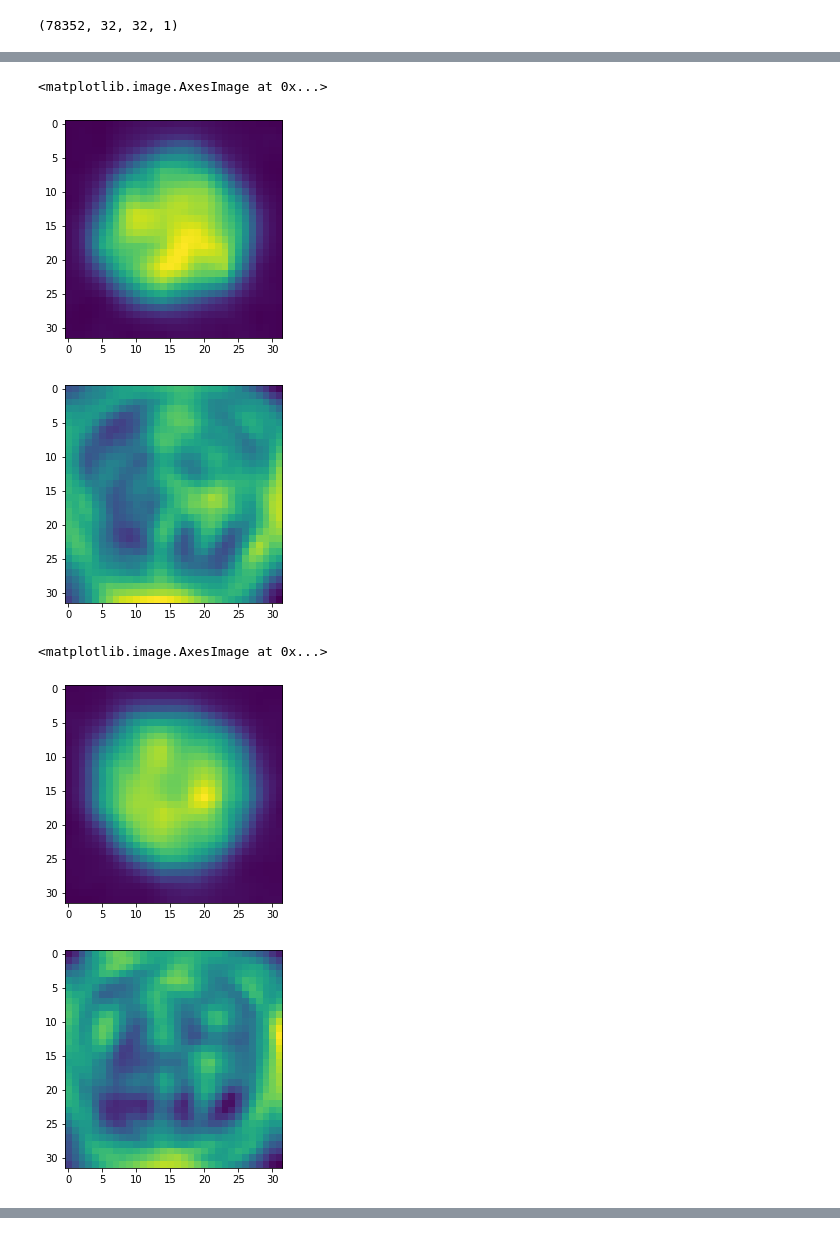
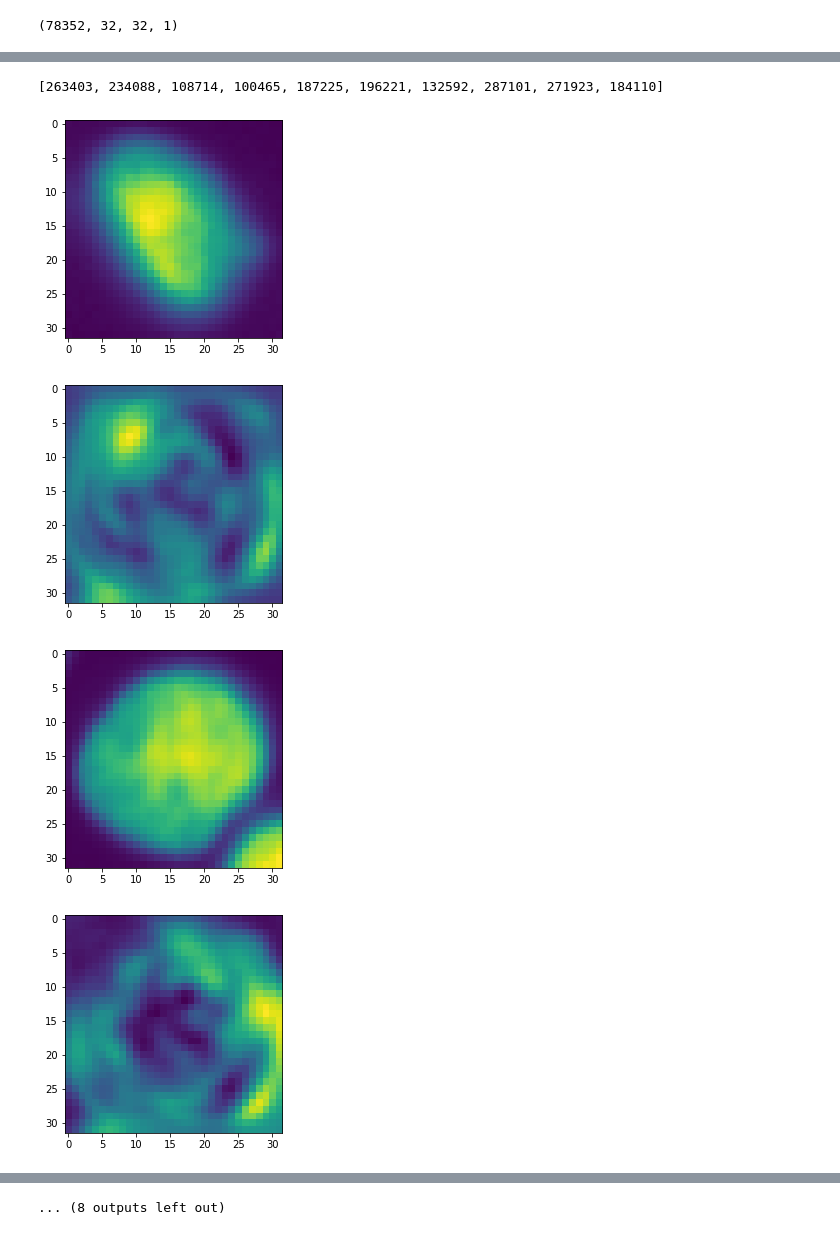
Before and after one commit to kantmanav/cell-life-cycle-vae, a Jupyter notebook: notebooks/load_train_and_test_data.ipynb, the cells around one changed output, grey strips where cells are left out. Drawn from its saved outputs; the diff is of its cells as text; code cells hidden in the pictures.

```diff
--- a/notebooks/load_train_and_test_data.ipynb
+++ b/notebooks/load_train_and_test_data.ipynb
@@ -376,9 +278,0 @@ ax.imshow(xhat[0])
-# %%
-x = np.array([train_appearances[0]])
-xhat = AE2(x).mean()
-
-fig, ax = plt.subplots()
-ax.imshow(x[0])
-
-fig, ax = plt.subplots()
-ax.imshow(xhat[0])
@@ -389,26 +278,0 @@ ax.imshow(xhat[0])
-# %%
-x = np.array([train_appearances[12345]])
-xhat = AE2(x).mean()
-
-fig, ax = plt.subplots()
-ax.imshow(x[0])
-
-fig, ax = plt.subplots()
-ax.imshow(xhat[0])
-# %% [output]
-<matplotlib.image.AxesImage at 0x...>
-[figure, removed]
-[figure, removed]
-# %%
-x = np.array([train_appearances[123456]])
-xhat = AE2(x).mean()
-
-fig, ax = plt.subplots()
-ax.imshow(x[0])
-
-fig, ax = plt.subplots()
-ax.imshow(xhat[0])
-# %% [output]
-<matplotlib.image.AxesImage at 0x...>
-[figure, removed]
-[figure, removed]
@@ -416,0 +279,21 @@ ax.imshow(xhat[0])
+# %%
+import random
+recon_sample = random.sample(range(train_appearances.shape[0]), 10)
+print(recon_sample)
+# %% [output]
+[263403, 234088, 108714, 100465, 187225, 196221, 132592, 287101, 271923, 184110]
+# %%
+for idx in recon_sample:
+    x = np.array([train_appearances[idx]])
+    xhat = AE(x).mean()
+
+    fig, ax = plt.subplots()
+    ax.imshow(x[0])
+
+    fig, ax = plt.subplots()
+    ax.imshow(xhat[0])
+# %% [output]
+[figure, added]
+[figure, added]
+[figure, added]
+[figure, added]
@@ -416,0 +308 @@ ax.imshow(xhat[0])
+... (8 outputs left out)
```
Also changed, not shown: parts of 88 cells of this notebook, 13 other files.
